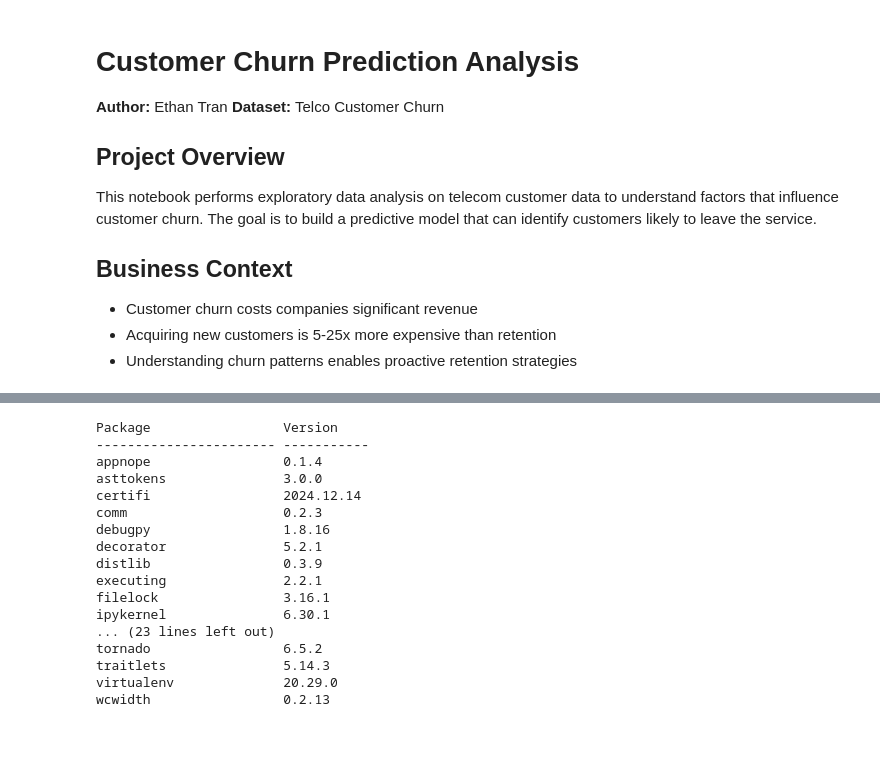
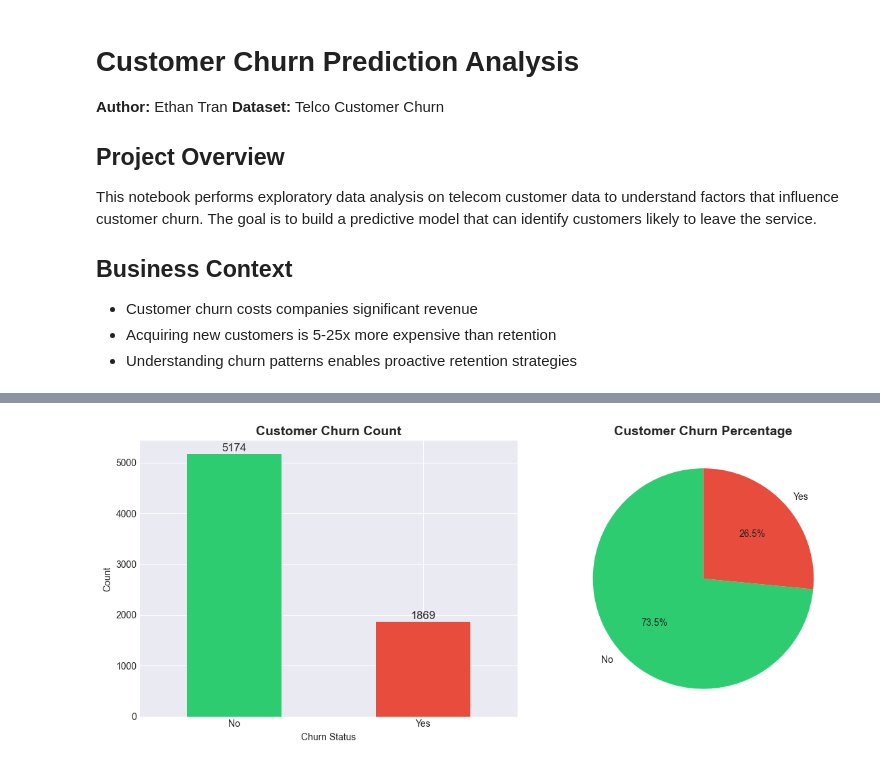
Before and after one commit to etctran/customer-churn-prediction, a Jupyter notebook: notebooks/01_eda.ipynb, the cells around one changed output, grey strips where cells are left out. Saved outputs shown, nothing was run; the diff lists cells and outputs as text; code cells hidden in the pictures; blank space fills up the shorter version.

Commit message:
Worked on displaying and visualizing churn data

```diff
--- a/notebooks/01_eda.ipynb
+++ b/notebooks/01_eda.ipynb
@@ -10,3 +10,20 @@ This notebook performs exploratory data analysis on telecom customer data to und
 - Customer churn costs companies significant revenue
 - Acquiring new customers is 5-25x more expensive than retention
 - Understanding churn patterns enables proactive retention strategies
+# %%
+# Import necessary libraries
+import pandas as pd
+import numpy as np
+import matplotlib.pyplot as plt
+import seaborn as sns
+import warnings
+warnings.filterwarnings('ignore')
+
+# Display settings
+pd.set_option('display.max_columns', None)
+pd.set_option('display.max_rows', 100)
+plt.style.use('seaborn-v0_8-darkgrid')
+plt.rcParams['figure.figsize'] = (12, 8)
+# %%
+df = pd.read_csv('../data/raw/WA_Fn-UseC_-Telco-Customer-Churn.csv')
+print(f"Shape: {df.shape[0]:,} rows and {df.shape[1]} columns")
@@ -13,19 +95,29 @@ This notebook performs exploratory data analysis on telecom customer data to und
+# %%
+# Visualize churn distribution
+fig = plt.figure(figsize=(12, 5))
+ax1 = fig.add_subplot(1, 2, 1)
+ax2 = fig.add_subplot(1, 2, 2)
+
+# Count plot
+df['Churn'].value_counts().plot(kind = 'bar', ax=ax1, color = ['#2ecc71', '#e74c3c'])
+ax1.set_title('Customer Churn Count', fontsize = 14, weight = 'bold')
+ax1.set_xlabel('Churn Status')
+ax1.set_ylabel('Count')
+ax1.set_xticklabels(['No', 'Yes'], rotation=0)
+
+# Add value labels on bars
+for i, v in enumerate(df['Churn'].value_counts()):
+    ax1.text(i, v + 50, str(v), ha = 'center', fontsize=12)
+
+# Pie Chart
+df['Churn'].value_counts().plot(kind='pie', ax=ax2, autopct='%1.1f%%',
+                                colors=['#2ecc71', '#e74c3c'], startangle=90)
+ax2.set_title("Customer Churn Percentage", fontsize = 14, weight = 'bold')
+ax2.set_ylabel('')
+
+plt.tight_layout()
+plt.show()
+# %% [output]
+[figure, added]
 # %%
+    f
-# %% [output]
-Package                 Version
------------------------ -----------
-appnope                 0.1.4
-asttokens               3.0.0
-certifi                 2024.12.14
-comm                    0.2.3
-debugpy                 1.8.16
-decorator               5.2.1
-distlib                 0.3.9
-executing               2.2.1
-filelock                3.16.1
-ipykernel               6.30.1
-... (23 lines left out)
-tornado                 6.5.2
-traitlets               5.14.3
-virtualenv              20.29.0
-wcwidth                 0.2.13
```
Also changed, not shown: parts of 6 cells of this notebook.
